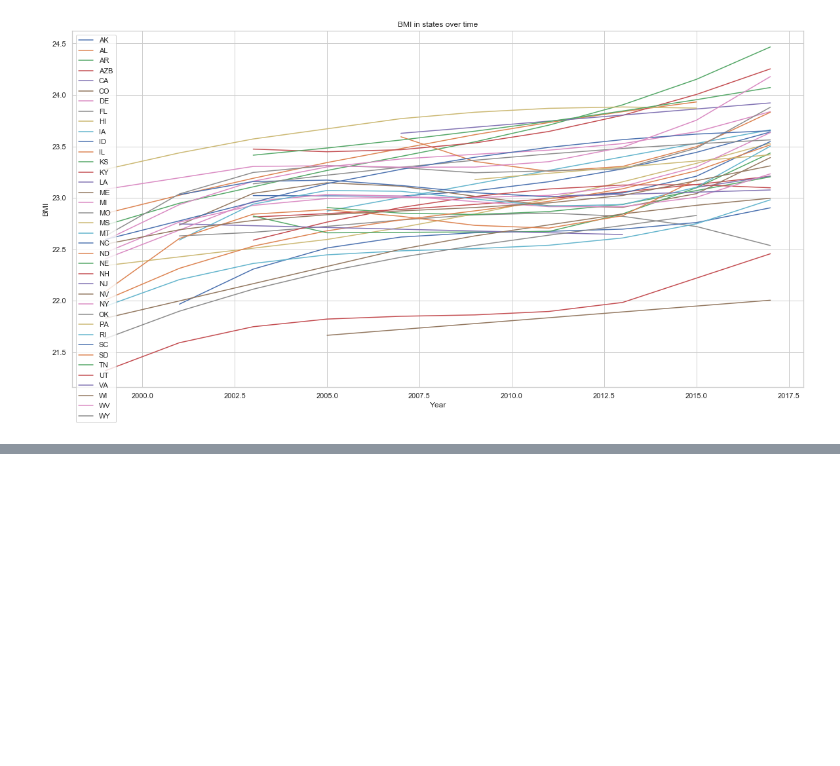
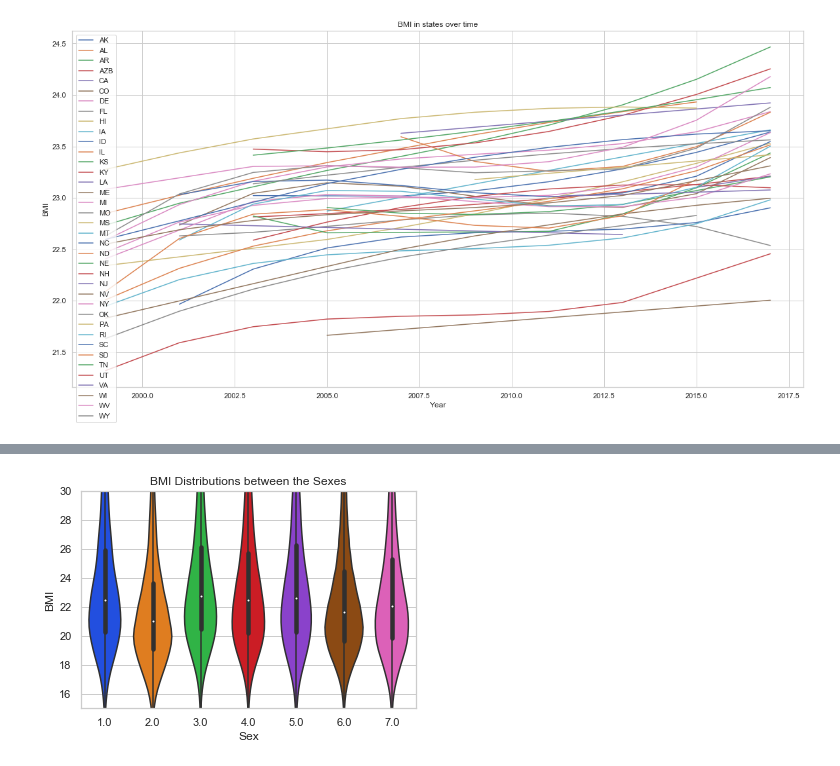
Before and after one commit to Wonghopper/Wonghopper.github.io, a Jupyter notebook: final.ipynb, the cells around one changed output, grey strips where cells are left out. Saved outputs shown, nothing was run; the diff lists cells and outputs as text; code cells hidden in the pictures; blank space fills up the shorter version.

```diff
--- a/final.ipynb
+++ b/final.ipynb
@@ -129,0 +172,17 @@ dataset.head(30)[["sitecode", "sex", "sexlabel"]]
+# %%
+# Set the style
+sns.set(style="whitegrid")
+
+dataset["race7label"] = x["race7"]
+
+# Plot Sex vs BMI
+ax = sns.violinplot(x="race7", y="bmi", data=dataset, palette="bright")
+
+# Improve look and Labeling
+plt.xlabel("Sex")
+plt.ylabel("BMI")
+plt.title("BMI Distributions between the Sexes")
+plt.ylim(15,30)
+plt.show()
+# %% [output]
+[figure, added]
```
Also changed, not shown: parts of 12 cells of this notebook.
